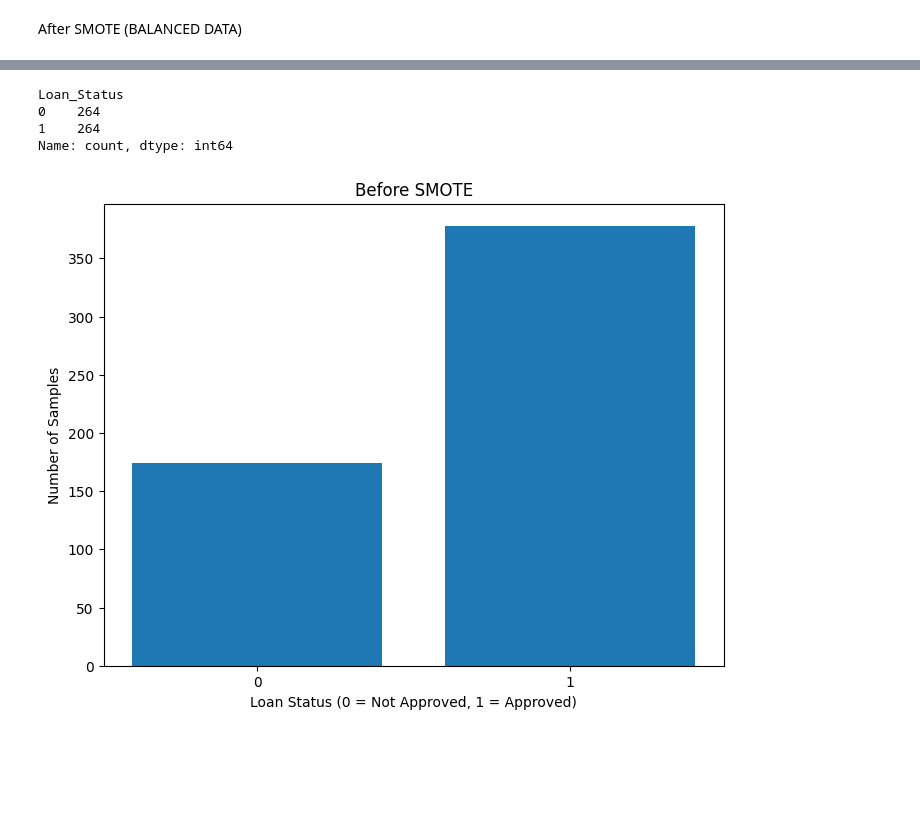
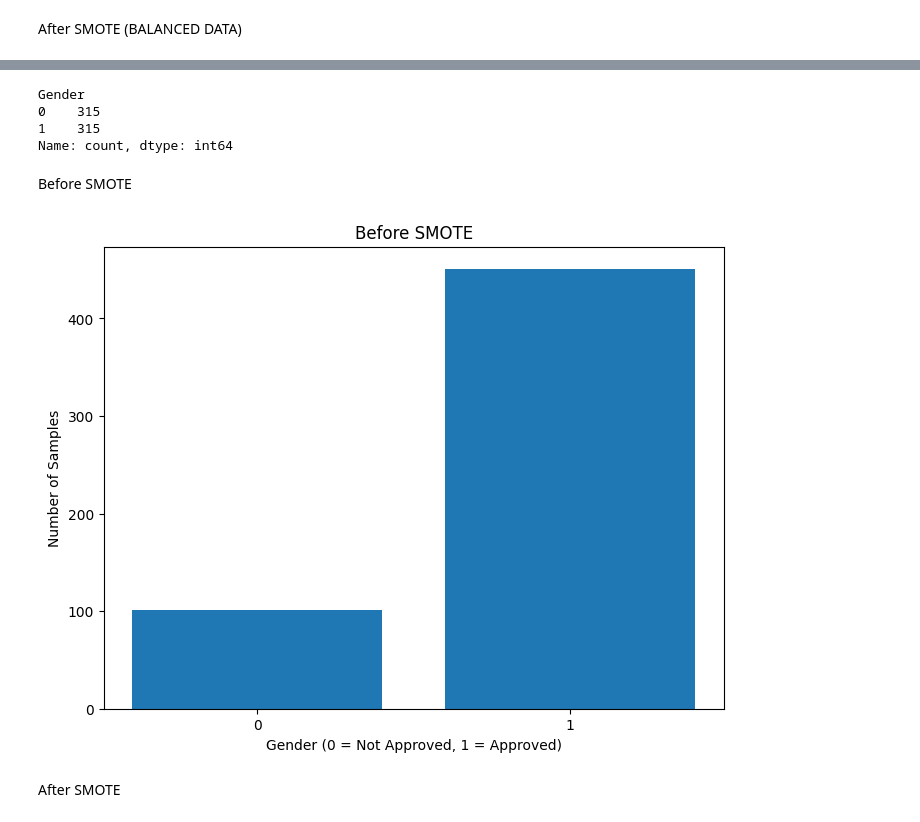
Before and after one commit to varnipriya/16356159_PDS, a Jupyter notebook: 16356159_VarniPriya.ipynb, the cells around one changed output, grey strips where cells are left out. Saved outputs shown, nothing was run; the diff lists cells and outputs as text; code cells hidden in the pictures; blank space fills up the shorter version.

```diff
--- a/16356159_VarniPriya.ipynb
+++ b/16356159_VarniPriya.ipynb
@@ -470,6 +470,6 @@ plt.show()
 # %%
-X = df[['LoanAmount', 'Property_Area_Urban']]
-y = df['Loan_Status']
+X = df[['Property_Area_Urban', 'Credit_History']]
+y = df['Gender'].astype('category')
 from sklearn.model_selection import train_test_split
 X_train, X_test, y_train, y_test = train_test_split(X, y, test_size=0.3, random_state=36, stratify=y)
 from imblearn.over_sampling import SMOTE
@@ -477,23 +477,27 @@ sm = SMOTE(random_state=36)
 X_re, y_re = sm.fit_resample(X_train, y_train)
 print(pd.Series(y_re).value_counts())
 # %% [output]
-Loan_Status
-0    264
-1    264
+Gender
+0    315
+1    315
 Name: count, dtype: int64
+# %% [markdown]
+Before SMOTE
 # %%
 import matplotlib.pyplot as plt
-y = df['Loan_Status']
+y = df['Gender']
 cc = pd.Series(y).value_counts()
 plt.figure(figsize=(8, 6))
 plt.bar(cc.index, cc.values)
 plt.title('Before SMOTE')
-plt.xlabel('Loan Status (0 = Not Approved, 1 = Approved)')
+plt.xlabel('Gender (0 = Not Approved, 1 = Approved)')
 plt.ylabel('Number of Samples')
 plt.xticks(ticks=[0, 1], labels=['0', '1'], rotation=0)
 plt.show()
 # %% [output]
-[figure, old version]
+[figure, new version]
+# %% [markdown]
+After SMOTE
 # %%
 import matplotlib.pyplot as plt
 c = pd.Series(y_re).value_counts()
```
Also changed, not shown: parts of 3 cells of this notebook.
